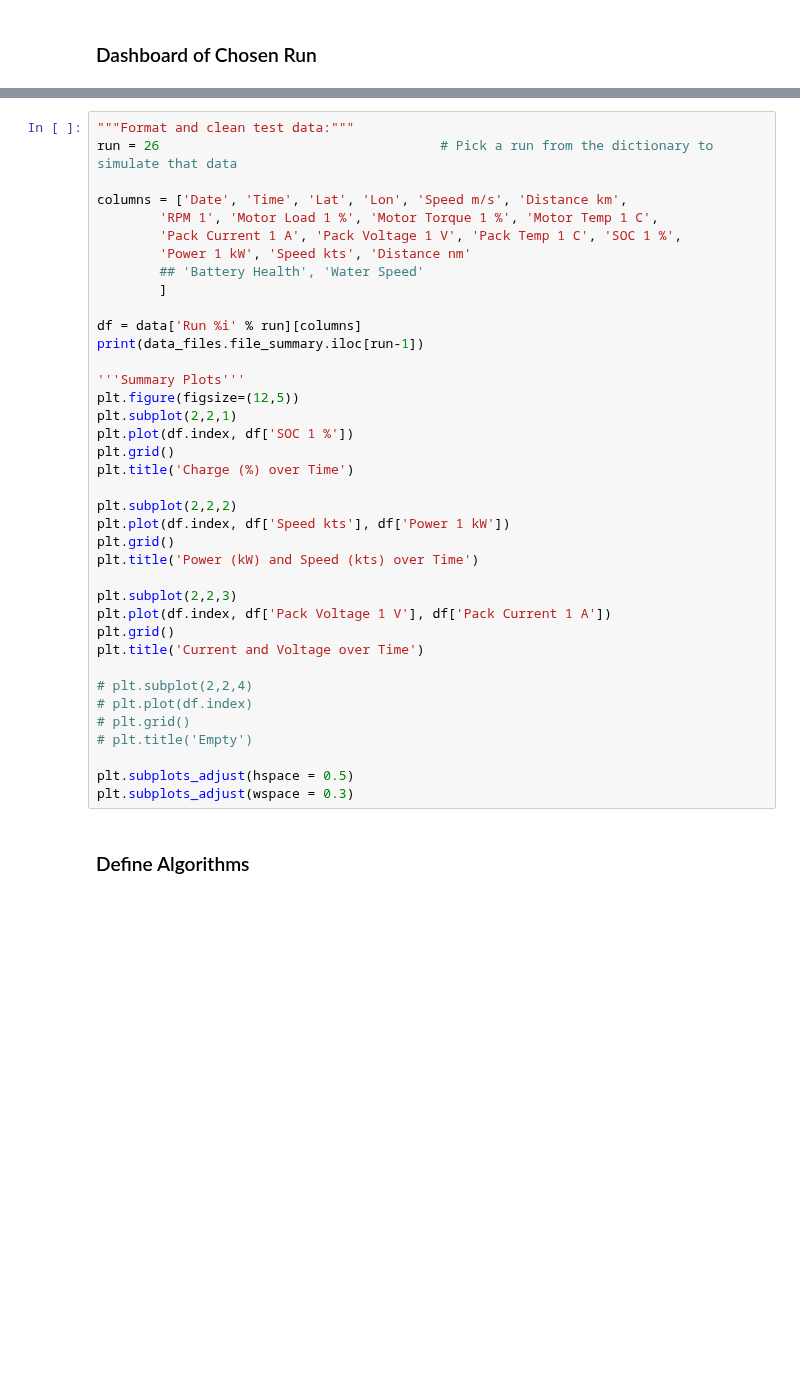
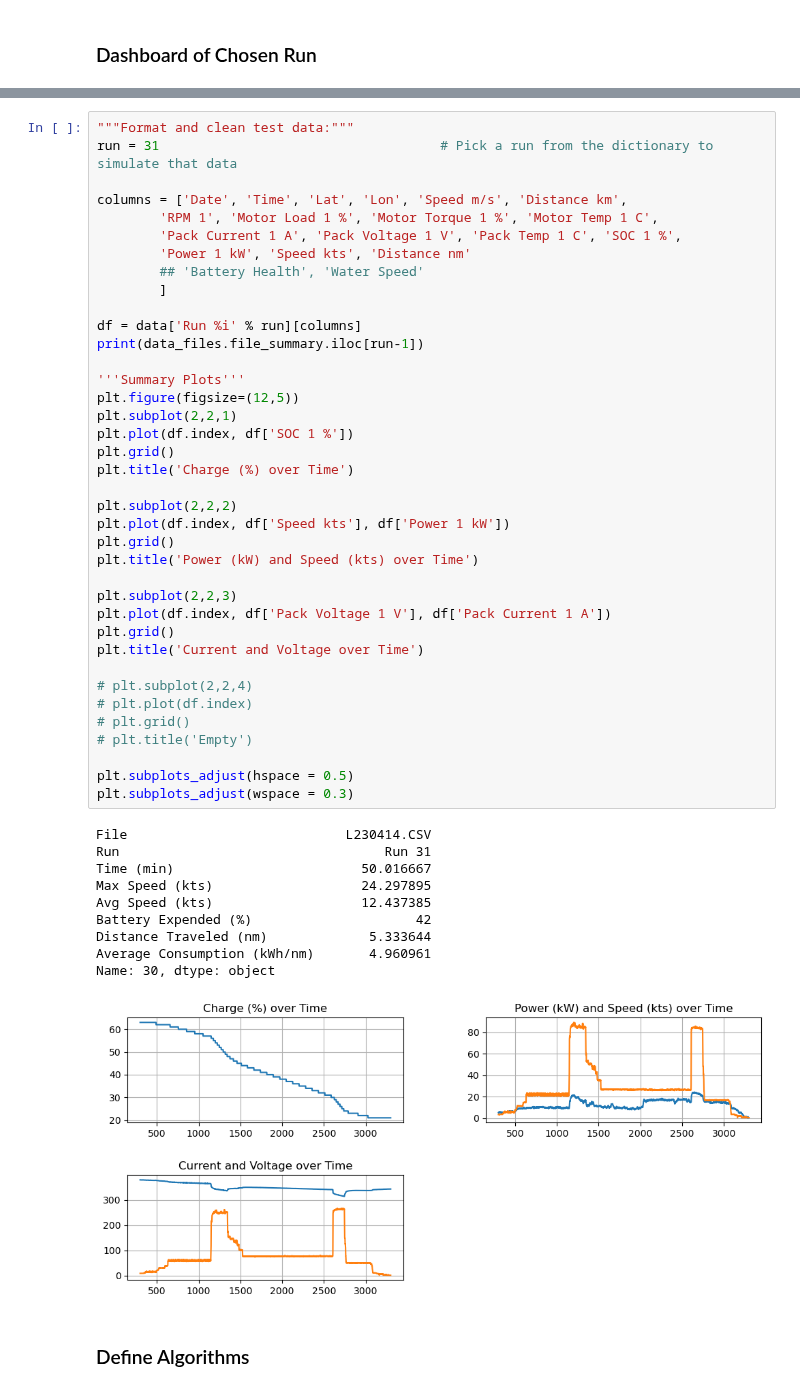
Before and after one commit to eliu420/photon-range-estimator, a Jupyter notebook: test_loop.ipynb, the cells around one changed output, grey strips where cells are left out. Saved outputs shown, nothing was run; the diff lists cells and outputs as text; blank space fills up the shorter version.

```diff
--- a/test_loop.ipynb
+++ b/test_loop.ipynb
@@ -19,6 +57,6 @@ data = data_files.runs_dict
 # %%
 """Format and clean test data:"""
-run = 26                                    # Pick a run from the dictionary to simulate that data
+run = 31                                    # Pick a run from the dictionary to simulate that data
 
 columns = ['Date', 'Time', 'Lat', 'Lon', 'Speed m/s', 'Distance km',
         'RPM 1', 'Motor Load 1 %', 'Motor Torque 1 %', 'Motor Temp 1 C',
@@ -27,33 +65,44 @@ columns = ['Date', 'Time', 'Lat', 'Lon', 'Speed m/s', 'Distance km',
         ## 'Battery Health', 'Water Speed'
         ]
 
 df = data['Run %i' % run][columns]
 print(data_files.file_summary.iloc[run-1])
 
 '''Summary Plots'''
 plt.figure(figsize=(12,5))
 plt.subplot(2,2,1)
 plt.plot(df.index, df['SOC 1 %'])
 plt.grid()
 plt.title('Charge (%) over Time')
 
 plt.subplot(2,2,2)
 plt.plot(df.index, df['Speed kts'], df['Power 1 kW'])
 plt.grid()
 plt.title('Power (kW) and Speed (kts) over Time')
 
 plt.subplot(2,2,3)
 plt.plot(df.index, df['Pack Voltage 1 V'], df['Pack Current 1 A'])
 plt.grid()
 plt.title('Current and Voltage over Time')
 
 # plt.subplot(2,2,4)
 # plt.plot(df.index)
 # plt.grid()
 # plt.title('Empty')
 
 plt.subplots_adjust(hspace = 0.5)
 plt.subplots_adjust(wspace = 0.3)
+# %% [output]
+File                            L230414.CSV
+Run                                  Run 31
+Time (min)                        50.016667
+Max Speed (kts)                   24.297895
+Avg Speed (kts)                   12.437385
+Battery Expended (%)                     42
+Distance Traveled (nm)             5.333644
+Average Consumption (kWh/nm)       4.960961
+Name: 30, dtype: object
+[figure, added]
 # %% [markdown]
 ### Define Algorithms
 # %%
```
Also changed, not shown: parts of 8 cells of this notebook.
